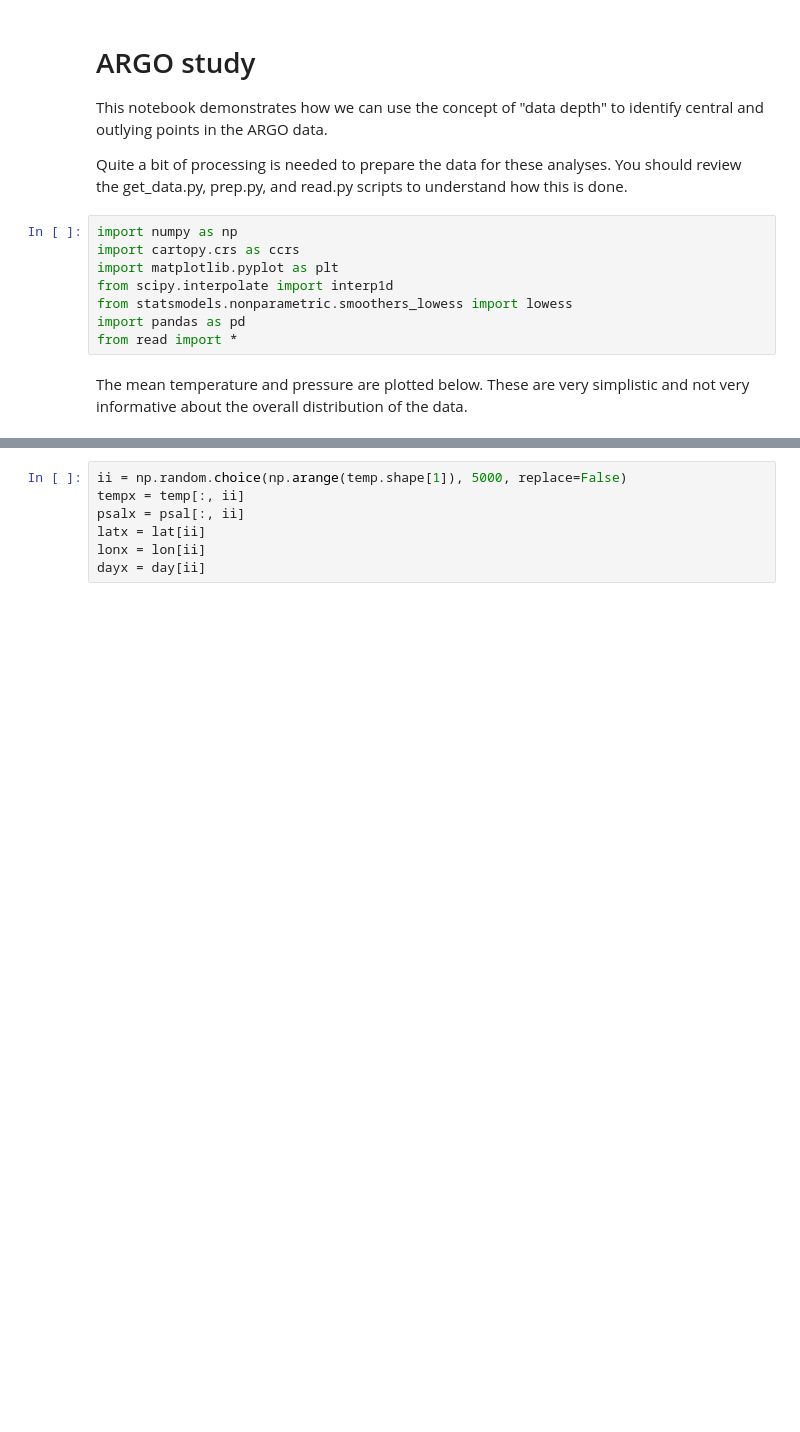
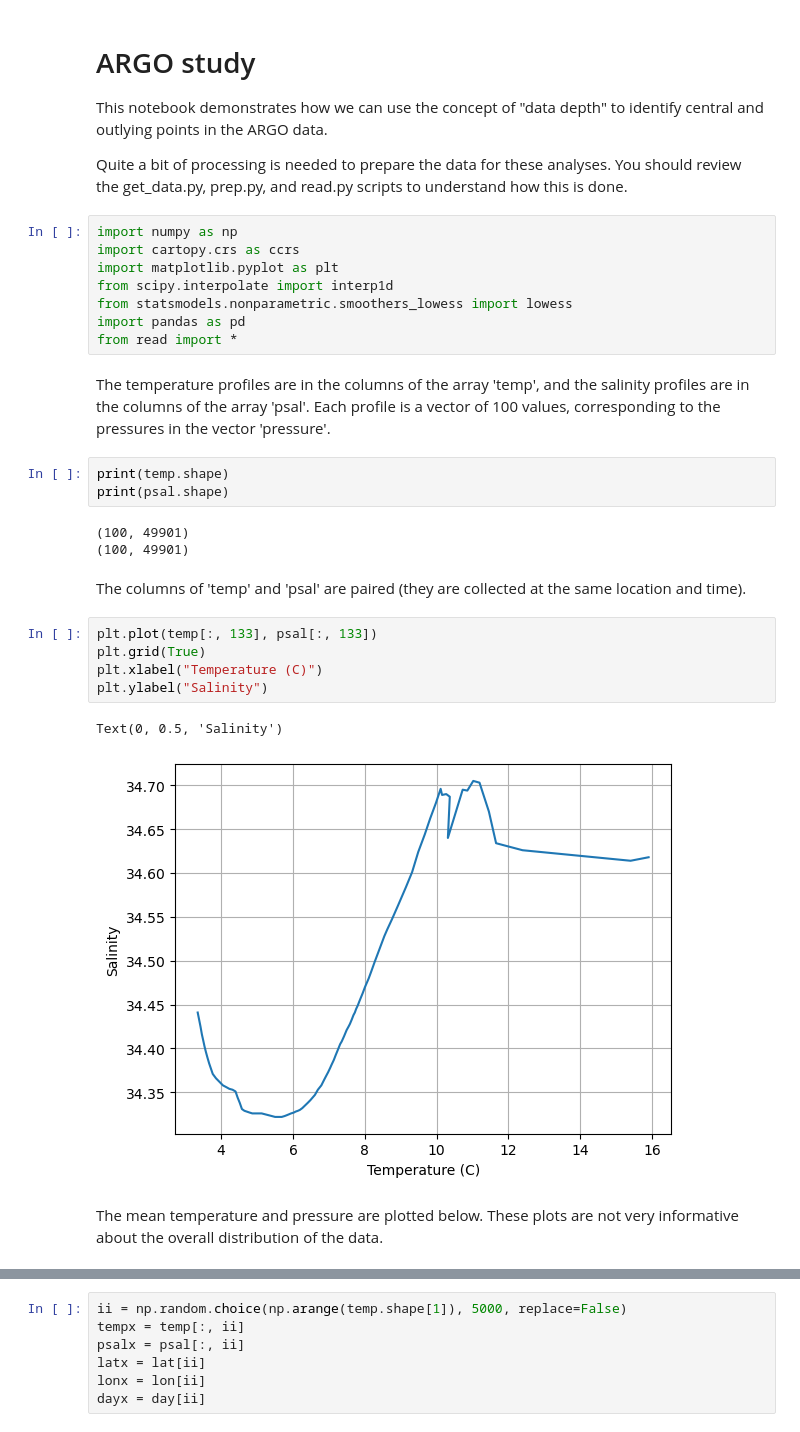
Before and after one commit to kshedden/case_studies, a Jupyter notebook: argo/depth.ipynb, the cells around one changed output, grey strips where cells are left out. Cells and saved outputs as stored; diff of their text form; blank space fills up the shorter version.

```diff
--- a/argo/depth.ipynb
+++ b/argo/depth.ipynb
@@ -12,8 +12,26 @@ from scipy.interpolate import interp1d
 from statsmodels.nonparametric.smoothers_lowess import lowess
 import pandas as pd
 from read import *
+# %% [markdown]
+The temperature profiles are in the columns of the array 'temp', and the salinity profiles are in the columns of the array 'psal'.  Each profile is a vector of 100 values, corresponding to the pressures in the vector 'pressure'.
+# %%
+print(temp.shape)
+print(psal.shape)
+# %% [output]
+(100, 49901)
+(100, 49901)
+# %% [markdown]
+The columns of 'temp' and 'psal' are paired (they are collected at the same location and time).
+# %%
+plt.plot(temp[:, 133], psal[:, 133])
+plt.grid(True)
+plt.xlabel("Temperature (C)")
+plt.ylabel("Salinity")
+# %% [output]
+Text(0, 0.5, 'Salinity')
+[figure, added]
 # %% [markdown]
-The mean temperature and pressure are plotted below.  These are very simplistic and not very informative about the overall distribution of the data.
+The mean temperature and pressure are plotted below.  These plots are not very informative about the overall distribution of the data.
 # %%
 plt.clf()
 plt.grid(True)
```
Also changed, not shown: parts of 23 cells of this notebook, 4 other files.
